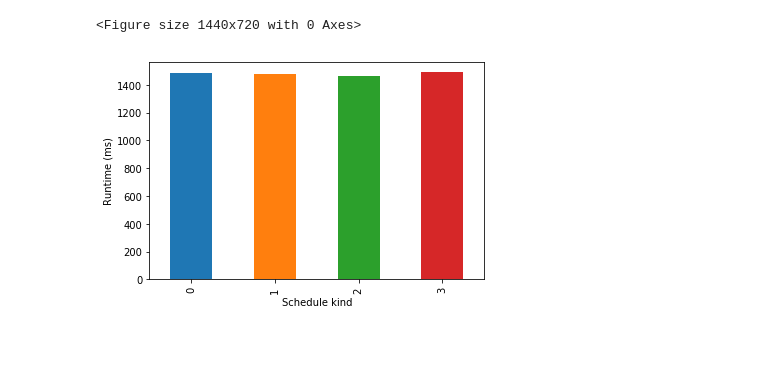
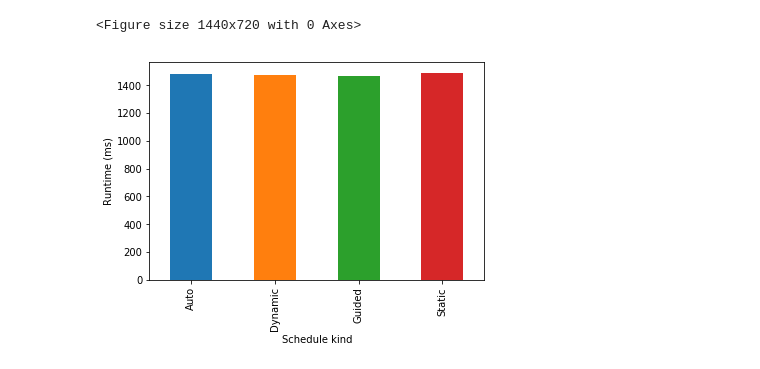
Before and after one commit to tcrasset/Conducting-matrix-percolation, a Jupyter notebook: plot.ipynb, the cells around one changed output. Saved outputs shown, nothing was run; the diff lists cells and outputs as text; code cells hidden in the pictures; blank space fills up the shorter version.

```diff
--- a/plot.ipynb
+++ b/plot.ipynb
@@ -205,7 +201,9 @@ for index,ax in enumerate(axs):
 # %%
 plot = schedule_df.groupby(["Schedule_kind"]).mean().reset_index()['AvgTime'].plot(kind='bar')
 plt.ylabel("Runtime (ms)")
 plt.xlabel("Schedule kind")
-plt.show()
+plt.xticks([0,1,2,3],["Auto",'Dynamic','Guided','Static'])
+
+plt.savefig("Runtime_Schedule.svg")
 # %% [output]
-[figure, old version]
+[figure, new version]
```
Also changed, not shown: parts of 8 cells of this notebook, 2 other files.
